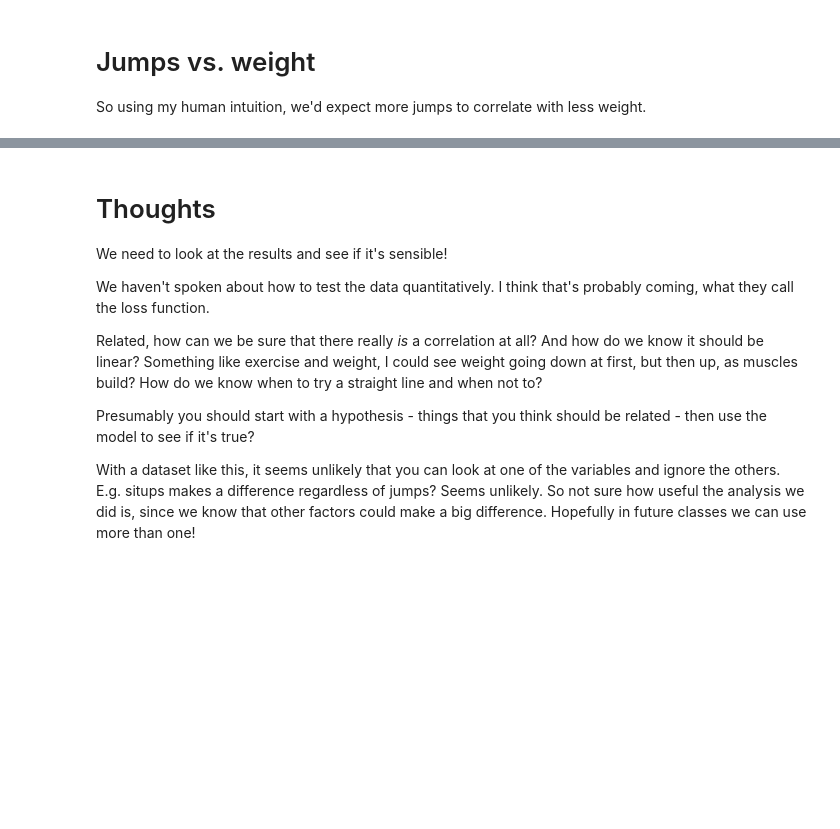
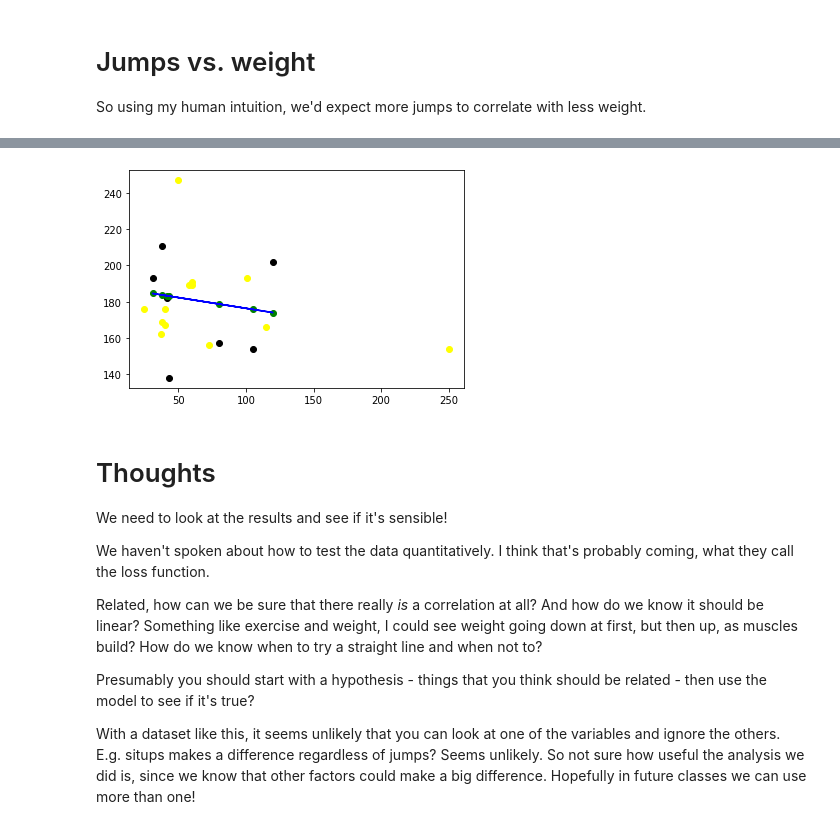
Before and after one commit to llimos/ML-For-Beginners, a Jupyter notebook: 2-Regression/1-Tools/assignment.ipynb, the cells around one changed output, grey strips where cells are left out. Drawn from its saved outputs; the diff is of its cells as text; code cells hidden in the pictures; blank space fills up the shorter version.

```diff
--- a/2-Regression/1-Tools/assignment.ipynb
+++ b/2-Regression/1-Tools/assignment.ipynb
@@ -306,3 +308,11 @@ Again why we need to look at the data with our eyes...
+# %%
+plt.scatter(X_train, y_train, color='yellow')
+plt.scatter(X_test, y_test, color='black')
+plt.plot(X_test, y_predict, color='blue')
+plt.scatter(X_test, y_predict, color='green')
+plt.show()
+# %% [output]
+[figure, added]
 # %% [markdown]
 # Thoughts
 
```
Also changed, not shown: parts of 5 cells of this notebook.
